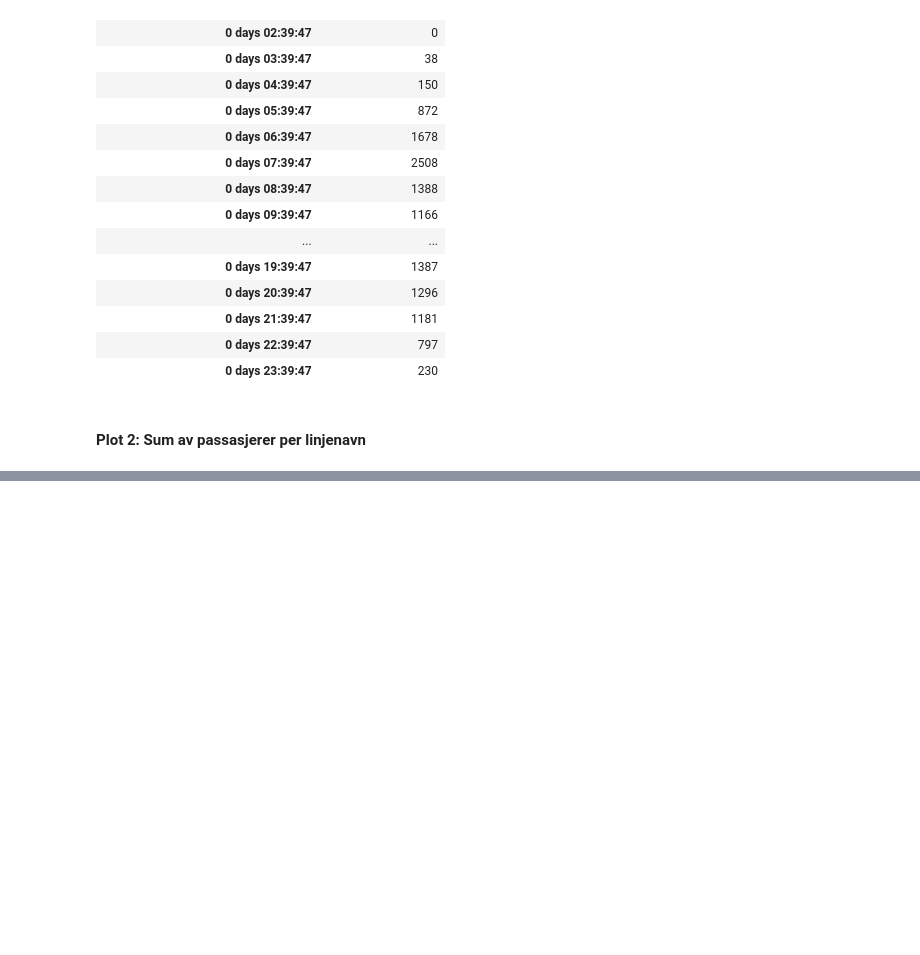
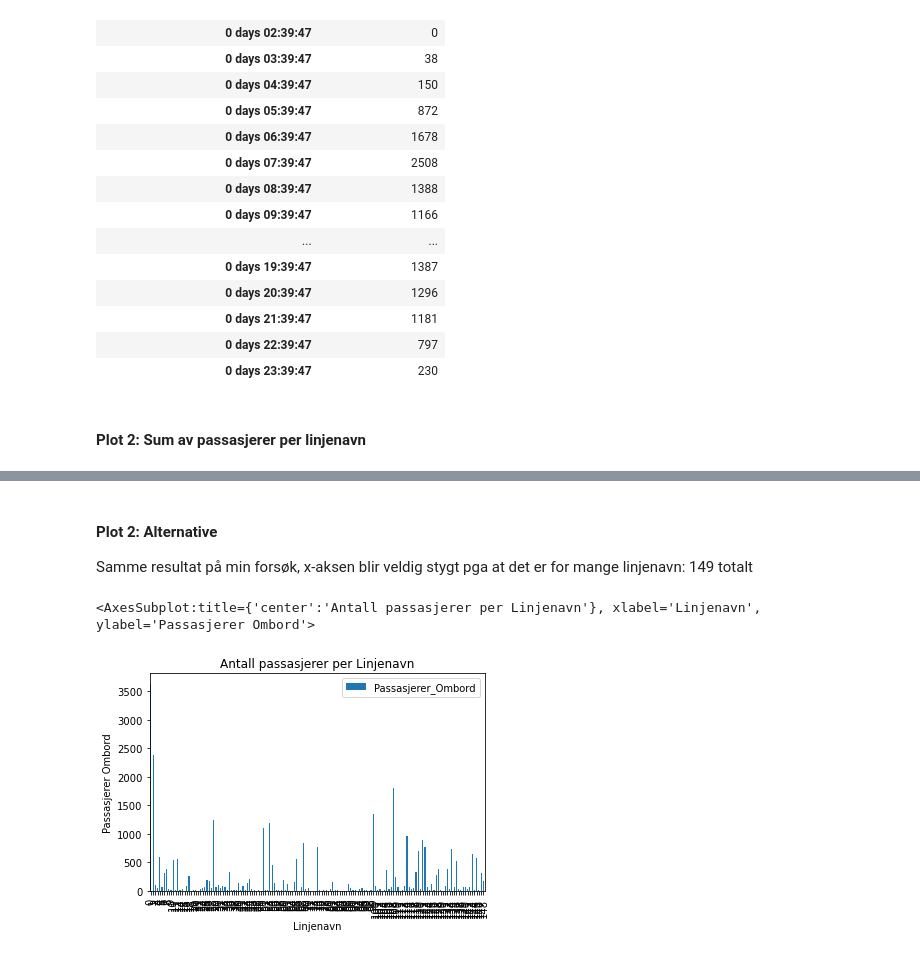
Before and after one commit to NimaAB/DAVE3625_Assignment_1, a Jupyter notebook: start.ipynb, the cells around one changed output, grey strips where cells are left out. Saved outputs shown, nothing was run; the diff lists cells and outputs as text; code cells hidden in the pictures; blank space fills up the shorter version.

Commit message:
plot2 alternativ

```diff
--- a/start.ipynb
+++ b/start.ipynb
@@ -163,7 +163,7 @@ df.head(10)
 # %% [markdown]
 #### Feature 5: Travelt nivå
 # %%
-df["Travelt_Nivå"] = pd.qcut(df.Ledige_Plasser, q=3, labels=["Lite plass","Midum","God plass"])
+df["Travelt_Nivå"] = pd.qcut(df.Ledige_Plasser, q=3, labels=["Lite plass","Medum","God plass"])
 df.head(15)
 # %% [output]
 |  | TurId | Dato | Fylke | Område | Kommune | Holdeplass_Fra | Holdeplass_Til | Linjetype | Linjefylke | ... |
@@ -230,0 +231,10 @@ df_psngr_cts_pr_line.plot.bar(x="Linjenavn", y="Passasjerer", rot=30)
+# %% [markdown]
+#### Plot 2: Alternative
+Samme resultat på min forsøk, x-aksen blir veldig stygt pga at det er for mange linjenavn: 149 totalt
+# %%
+antall_passasjerer_per_linjenavn = df.groupby('Linjenavn', as_index=False).agg({'Passasjerer_Ombord':'sum'})
+antall_passasjerer_per_linjenavn.plot.bar(xlabel="Linjenavn", ylabel="Passasjerer Ombord", title="Antall passasjerer per Linjenavn") # trangt x-aksen
+# antall_passasjerer_per_linjenavn
+# %% [output]
+<AxesSubplot:title={'center':'Antall passasjerer per Linjenavn'}, xlabel='Linjenavn', ylabel='Passasjerer Ombord'>
+[figure, added]
```
Also changed, not shown: parts of 4 cells of this notebook.
